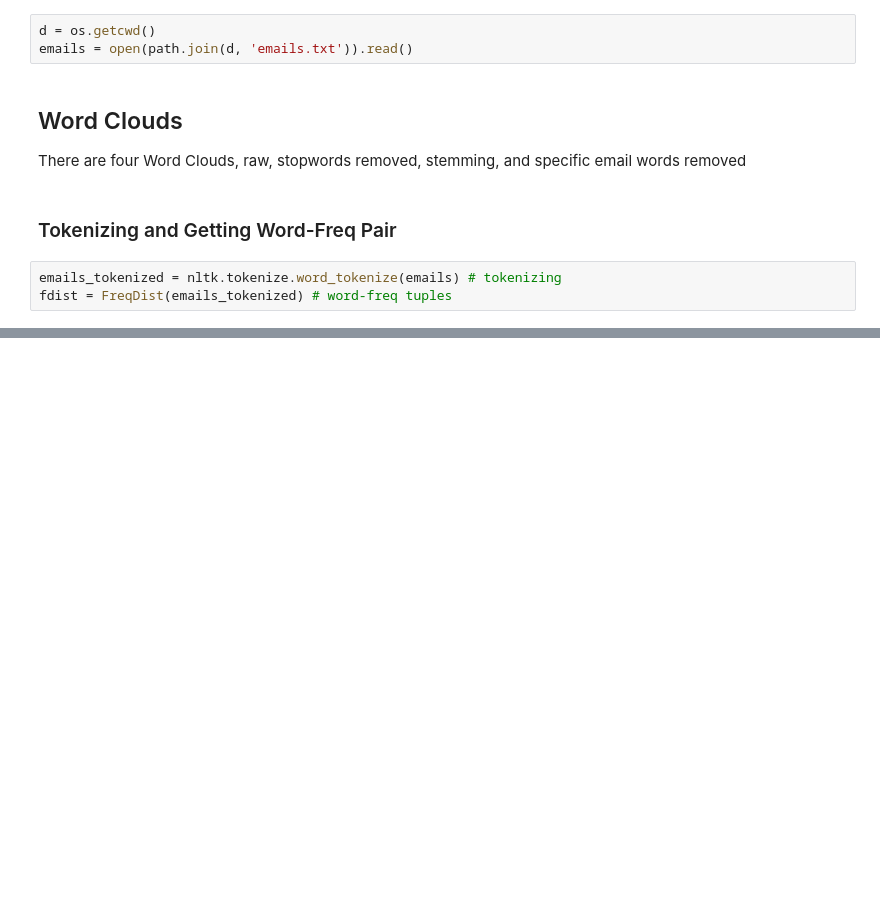
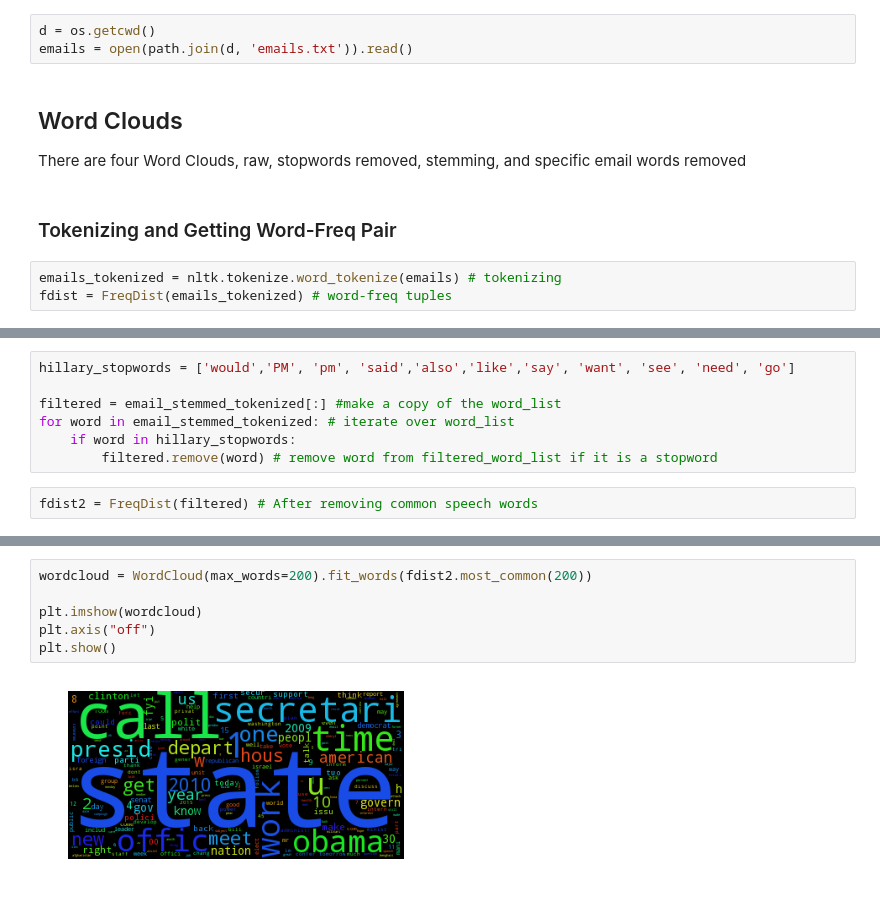
Before and after one commit to kirtanp/ADA-EPFL-2016, a Jupyter notebook: Lab5/hillary_emails.ipynb, the cells around one changed output, grey strips where cells are left out. Cells and saved outputs as stored; diff of their text form; blank space fills up the shorter version.

```diff
--- a/Lab5/hillary_emails.ipynb
+++ b/Lab5/hillary_emails.ipynb
@@ -99,0 +129,9 @@ def pre_process(string)
+# %%
+hillary_stopwords = ['would','PM', 'pm', 'said','also','like','say', 'want', 'see', 'need', 'go']
+
+filtered = email_stemmed_tokenized[:] #make a copy of the word_list
+for word in email_stemmed_tokenized: # iterate over word_list
+    if word in hillary_stopwords:
+        filtered.remove(word) # remove word from filtered_word_list if it is a stopword
+# %%
+fdist2 = FreqDist(filtered) # After removing common speech words
@@ -99,0 +143,8 @@ def pre_process(string)
+# %%
+wordcloud = WordCloud(max_words=200).fit_words(fdist2.most_common(200))
+
+plt.imshow(wordcloud)
+plt.axis("off")
+plt.show()
+# %% [output]
+[figure, added]
```
Also changed, not shown: parts of 26 cells of this notebook, 11 other files.
